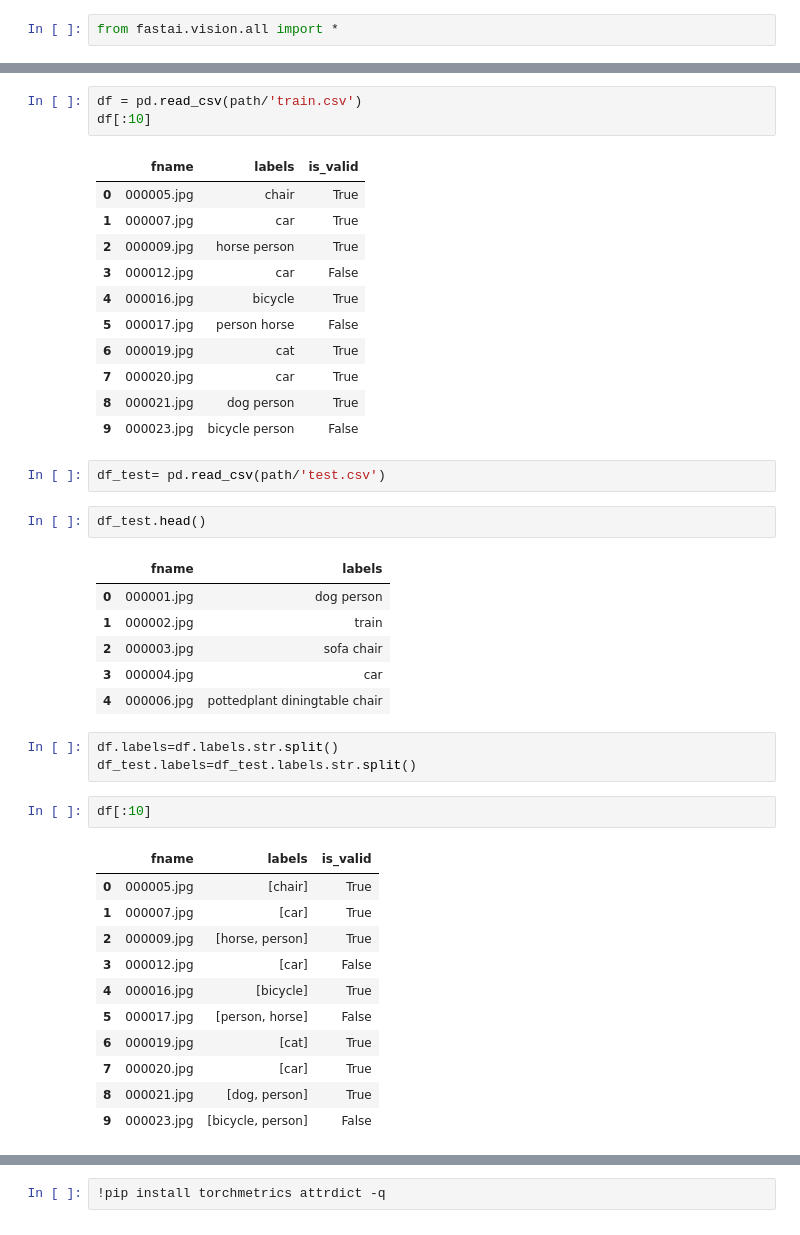
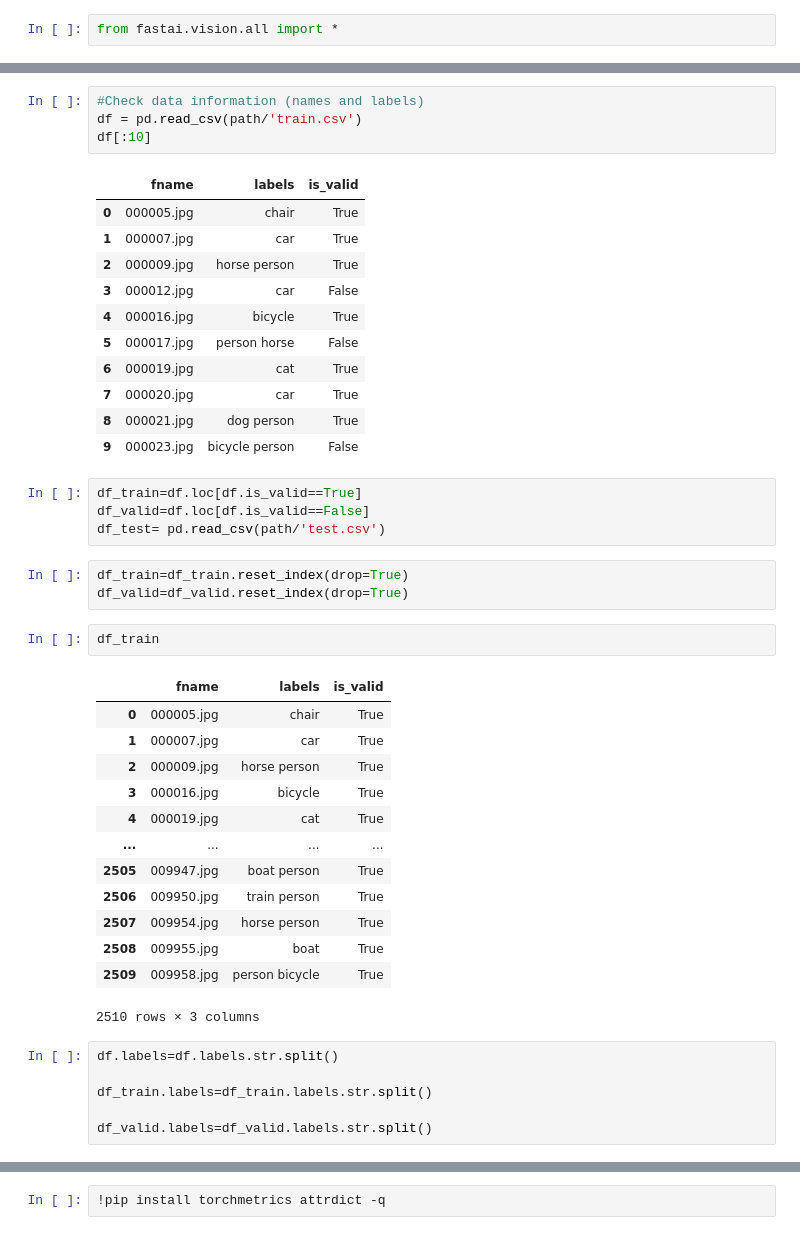
Before and after one commit to Chimamuelo/Simple-Cnn-Pytorch, a Jupyter notebook: MultiLabel_Classifier.ipynb, the cells around one changed output, grey strips where cells are left out. Cells and saved outputs as stored; diff of their text form.

```diff
--- a/MultiLabel_Classifier.ipynb
+++ b/MultiLabel_Classifier.ipynb
@@ -11,4 +17,5 @@ path.ls()
 # %%
+#Check data information (names and labels)
 df = pd.read_csv(path/'train.csv')
 df[:10]
 # %% [output]
@@ -23,31 +30,32 @@ df[:10]
 | 7 | 000020.jpg | car | True |
 | 8 | 000021.jpg | dog person | True |
 | 9 | 000023.jpg | bicycle person | False |
-# %%
-df_test= pd.read_csv(path/'test.csv')
-# %%
-df_test.head()
-# %% [output]
-|  | fname | labels |
-| 0 | 000001.jpg | dog person |
-| 1 | 000002.jpg | train |
-| 2 | 000003.jpg | sofa chair |
-| 3 | 000004.jpg | car |
-| 4 | 000006.jpg | pottedplant diningtable chair |
+# %%
+df_train=df.loc[df.is_valid==True]
+df_valid=df.loc[df.is_valid==False]
+df_test= pd.read_csv(path/'test.csv')
+# %%
+df_train=df_train.reset_index(drop=True)
+df_valid=df_valid.reset_index(drop=True)
+# %%
+df_train
+# %% [output]
+|  | fname | labels | is_valid |
+| 0 | 000005.jpg | chair | True |
+| 1 | 000007.jpg | car | True |
+| 2 | 000009.jpg | horse person | True |
+| 3 | 000016.jpg | bicycle | True |
+| 4 | 000019.jpg | cat | True |
+| ... | ... | ... | ... |
+| 2505 | 009947.jpg | boat person | True |
+| 2506 | 009950.jpg | train person | True |
+| 2507 | 009954.jpg | horse person | True |
+| 2508 | 009955.jpg | boat | True |
+| 2509 | 009958.jpg | person bicycle | True |
+2510 rows × 3 columns
 # %%
 df.labels=df.labels.str.split()
-df_test.labels=df_test.labels.str.split()
+
+df_train.labels=df_train.labels.str.split()
+
+df_valid.labels=df_valid.labels.str.split()
-# %%
-df[:10]
-# %% [output]
-|  | fname | labels | is_valid |
-| 0 | 000005.jpg | [chair] | True |
-| 1 | 000007.jpg | [car] | True |
-| 2 | 000009.jpg | [horse, person] | True |
-| 3 | 000012.jpg | [car] | False |
-| 4 | 000016.jpg | [bicycle] | True |
-| 5 | 000017.jpg | [person, horse] | False |
-| 6 | 000019.jpg | [cat] | True |
-| 7 | 000020.jpg | [car] | True |
-| 8 | 000021.jpg | [dog, person] | True |
-| 9 | 000023.jpg | [bicycle, person] | False |
```
Also changed, not shown: parts of 58 cells of this notebook.
